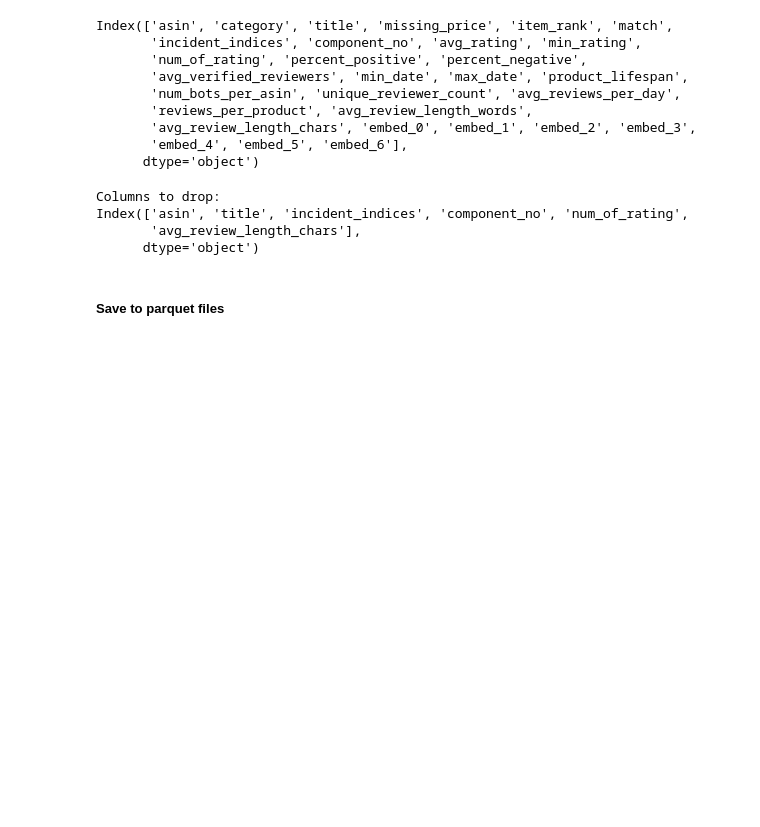
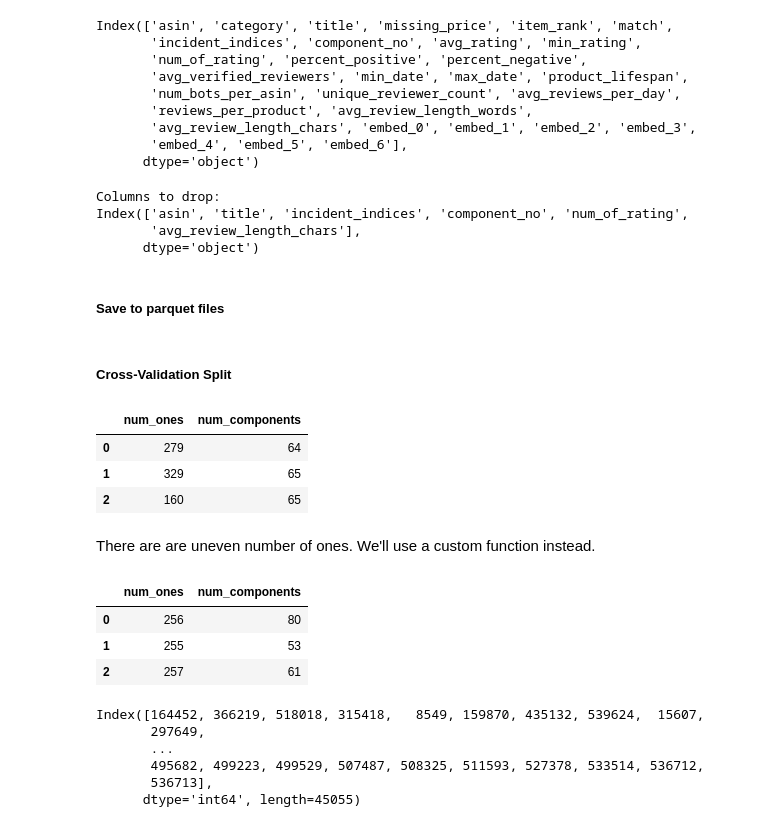
Before and after one commit to rebekah-eichberg/summer-2025-safeify, a Jupyter notebook: feature_extractions/meta_combined.ipynb, the cells around one changed output. Cells and saved outputs as stored; diff of their text form; code cells hidden in the pictures; blank space fills up the shorter version.

Commit message:
3 fold cv split

```diff
--- a/feature_extractions/meta_combined.ipynb
+++ b/feature_extractions/meta_combined.ipynb
@@ -381,3 +373,33 @@ df_validation_2[columns_to_keep].to_parquet("../Data/validationB_v3.parquet", co
 #         md5_value = calculate_md5(file_path)
 #         f.write(f"{md5_value}  {file_path}\n")
 # os.chdir("../feature_extractions")
+# %% [markdown]
+##### Cross-Validation Split
+# %%
+from sklearn.model_selection import StratifiedGroupKFold
+splits=StratifiedGroupKFold(3,shuffle=True,random_state=932).split(df_train_final,y=df_train_final.match,groups=df_train_final.component_no)
+# %%
+train_sets=[]
+valid_sets=[]
+for train,test in splits:
+    train_sets.append(train)
+    valid_sets.append(test)
+# %%
+num_ones=[]
+num_components=[]
+for i in range(3):
+    valid=df_train_final.iloc[valid_sets[i]]
+    ones=valid[valid.match==1].shape[0]
+    comps=valid[valid.match==1].component_no.unique().shape[0]
+    num_ones.append(ones)
+    num_components.append(comps)
+
+split_data=pd.DataFrame({'num_ones':num_ones,'num_components':num_components})
+split_data
+# %% [output]
+|  | num_ones | num_components |
+| 0 | 279 | 64 |
+| 1 | 329 | 65 |
+| 2 | 160 | 65 |
+# %% [markdown]
+There are are uneven number of ones. We'll use a custom function instead.
@@ -383,0 +408,26 @@ df_validation_2[columns_to_keep].to_parquet("../Data/validationB_v3.parquet", co
+# %%
+num_ones=[]
+num_components=[]
+for i in range(3):
+    valid=CV_splits[i]
+    ones=valid[valid.match==1].shape[0]
+    comps=valid[valid.match==1].component_no.unique().shape[0]
+    num_ones.append(ones)
+    num_components.append(comps)
+
+split_data=pd.DataFrame({'num_ones':num_ones,'num_components':num_components})
+split_data
+# %% [output]
+|  | num_ones | num_components |
+| 0 | 256 | 80 |
+| 1 | 255 | 53 |
+| 2 | 257 | 61 |
+# %%
+CV_splits[0].index
+# %% [output]
+Index([164452, 366219, 518018, 315418,   8549, 159870, 435132, 539624,  15607,
+       297649,
+       ...
+       495682, 499223, 499529, 507487, 508325, 511593, 527378, 533514, 536712,
+       536713],
+      dtype='int64', length=45055)
```
Also changed, not shown: parts of 7 cells of this notebook, 4 other files.
